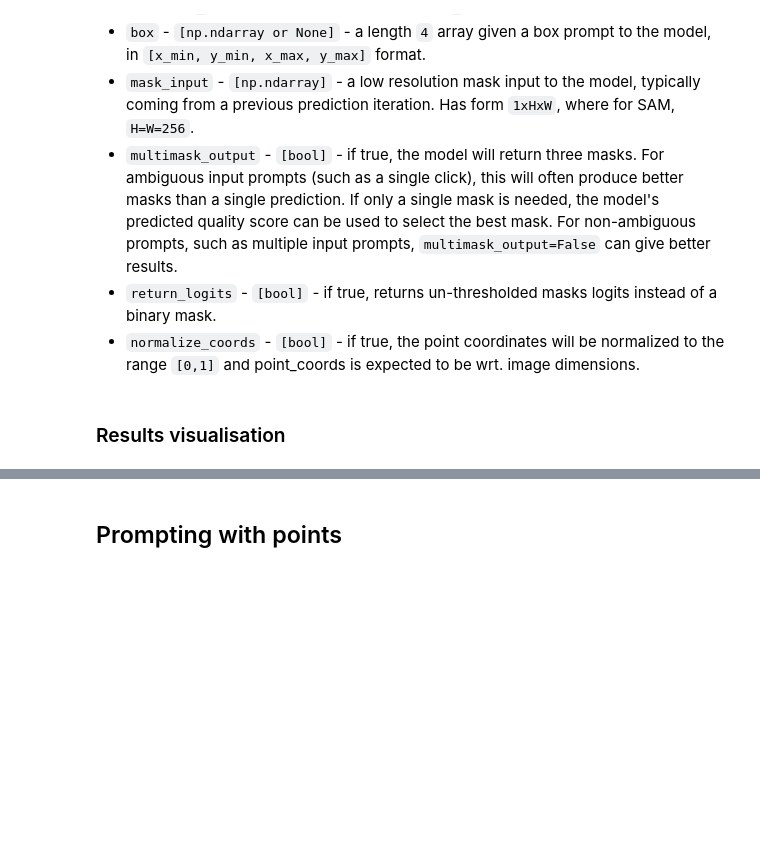
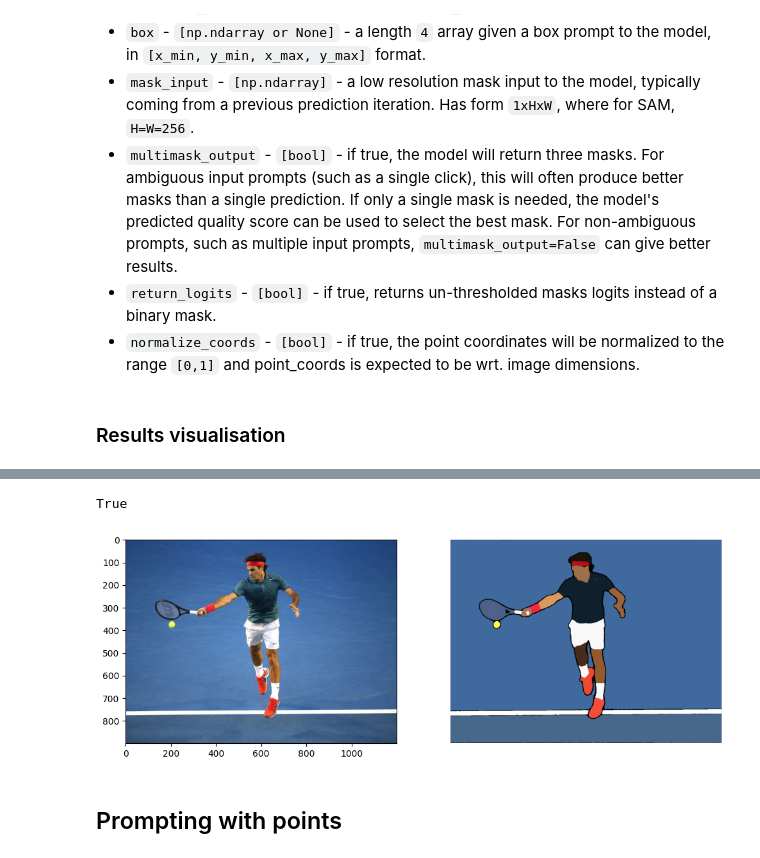
Before and after one commit to thvls/img-segment, a Jupyter notebook: how_to_segment_images_with_sam_2_mod.ipynb, the cells around one changed output, grey strips where cells are left out. Saved outputs shown, nothing was run; the diff lists cells and outputs as text; code cells hidden in the pictures; blank space fills up the shorter version.

```diff
--- a/how_to_segment_images_with_sam_2_mod.ipynb
+++ b/how_to_segment_images_with_sam_2_mod.ipynb
@@ -597,3 +1129,16 @@ The most dominant color is: (255, 255, 253)
+# %%
+fig, ax = plt.subplots(1,2,figsize=(12,6))
+ax[0].imshow(image_rgb)
+ax[1].axis('off')
+ax[1].imshow(result_image_manual)
+ax[1].axis('off')
+
+# Save result image, in cv2 format (convert to BGR)
+result_image_manual_bgr = cv2.cvtColor(result_image_manual, cv2.COLOR_RGB2BGR)
+cv2.imwrite(os.path.join(OUTPUT_DIR, f"{image_name}_result_image_manual.jpg"), result_image_manual_bgr)
+# %% [output]
+True
+[figure, added]
 # %%
 # Select the most dominant color and draw it on the mask
 image_mask = image_rgb.copy()
```
Also changed, not shown: parts of 35 cells of this notebook.
